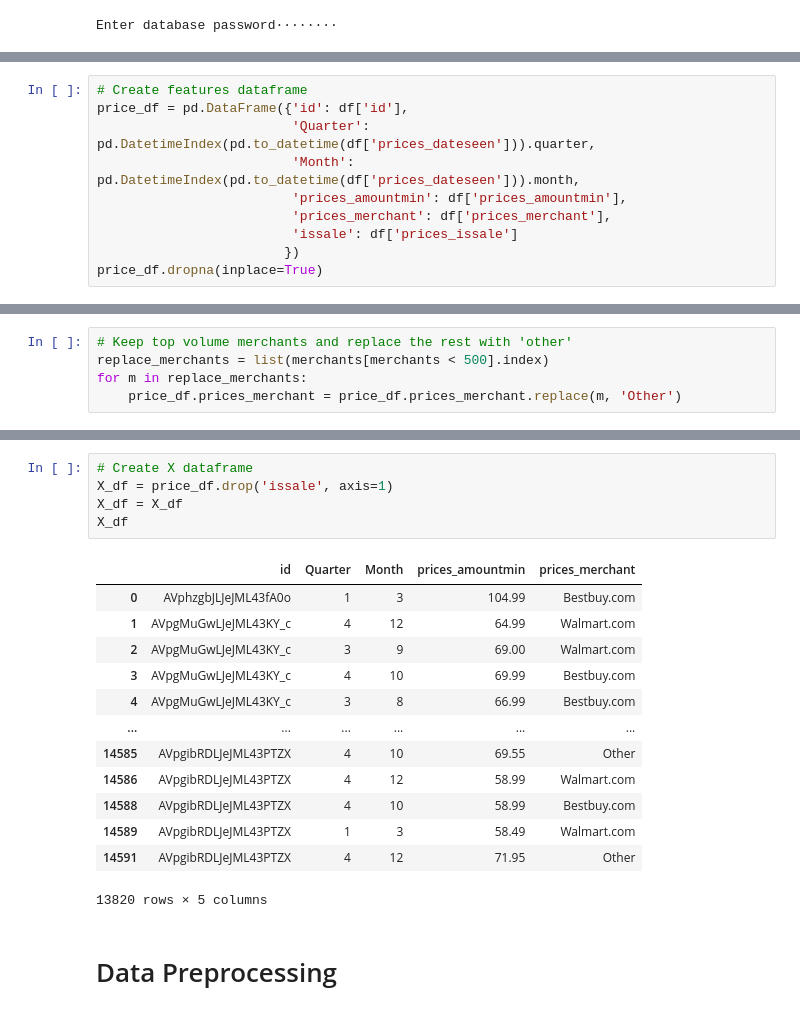
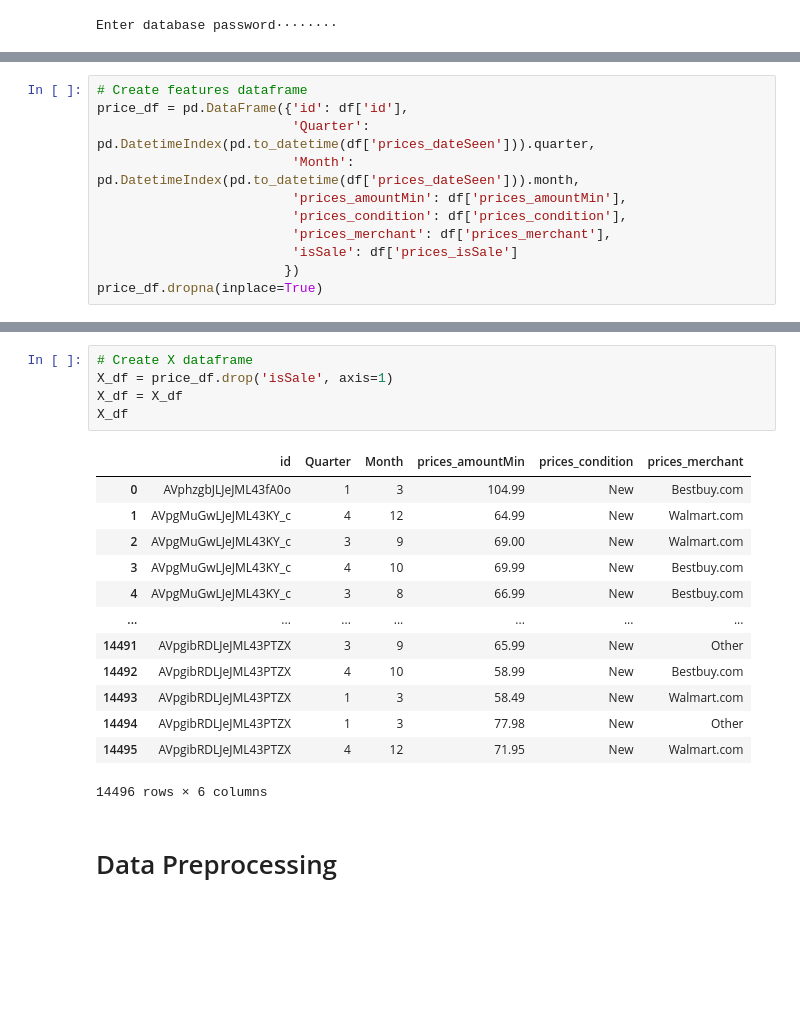
Before and after one commit to Tbrecke01/Price_Evaluator, a Jupyter notebook: Machine_Learning/ML_Model_Training.ipynb, the cells around one changed output, grey strips where cells are left out. Drawn from its saved outputs; the diff is of its cells as text; blank space fills up the shorter version.

Commit message:
re-train machine learning model with cleaned merchant and condition data and save condition encoder

```diff
--- a/Machine_Learning/ML_Model_Training.ipynb
+++ b/Machine_Learning/ML_Model_Training.ipynb
@@ -44,11 +44,12 @@ df
 # %%
 # Create features dataframe
 price_df = pd.DataFrame({'id': df['id'],
-                         'Quarter': pd.DatetimeIndex(pd.to_datetime(df['prices_dateseen'])).quarter,
-                         'Month': pd.DatetimeIndex(pd.to_datetime(df['prices_dateseen'])).month,
-                         'prices_amountmin': df['prices_amountmin'],
+                         'Quarter': pd.DatetimeIndex(pd.to_datetime(df['prices_dateSeen'])).quarter,
+                         'Month': pd.DatetimeIndex(pd.to_datetime(df['prices_dateSeen'])).month,
+                         'prices_amountMin': df['prices_amountMin'],
+                         'prices_condition': df['prices_condition'],
                          'prices_merchant': df['prices_merchant'],
-                         'issale': df['prices_issale']
+                         'isSale': df['prices_isSale']
                         })
 price_df.dropna(inplace=True)
 # %%
@@ -82,5 +76,0 @@ Name: prices_merchant, Length: 1558, dtype: int64
-# %%
-# Keep top volume merchants and replace the rest with 'other'
-replace_merchants = list(merchants[merchants < 500].index)
-for m in replace_merchants:
-    price_df.prices_merchant = price_df.prices_merchant.replace(m, 'Other')
@@ -96,22 +77,22 @@ Name: prices_merchant, dtype: int64
 # %%
 # Create X dataframe
-X_df = price_df.drop('issale', axis=1)
+X_df = price_df.drop('isSale', axis=1)
 X_df = X_df
 X_df
 # %% [output]
-|  | id | Quarter | Month | prices_amountmin | prices_merchant |
-| 0 | AVphzgbJLJeJML43fA0o | 1 | 3 | 104.99 | Bestbuy.com |
-| 1 | AVpgMuGwLJeJML43KY_c | 4 | 12 | 64.99 | Walmart.com |
-| 2 | AVpgMuGwLJeJML43KY_c | 3 | 9 | 69.00 | Walmart.com |
-| 3 | AVpgMuGwLJeJML43KY_c | 4 | 10 | 69.99 | Bestbuy.com |
-| 4 | AVpgMuGwLJeJML43KY_c | 3 | 8 | 66.99 | Bestbuy.com |
-| ... | ... | ... | ... | ... | ... |
-| 14585 | AVpgibRDLJeJML43PTZX | 4 | 10 | 69.55 | Other |
-| 14586 | AVpgibRDLJeJML43PTZX | 4 | 12 | 58.99 | Walmart.com |
-| 14588 | AVpgibRDLJeJML43PTZX | 4 | 10 | 58.99 | Bestbuy.com |
-| 14589 | AVpgibRDLJeJML43PTZX | 1 | 3 | 58.49 | Walmart.com |
-| 14591 | AVpgibRDLJeJML43PTZX | 4 | 12 | 71.95 | Other |
+|  | id | Quarter | Month | prices_amountMin | prices_condition | prices_merchant |
+| 0 | AVphzgbJLJeJML43fA0o | 1 | 3 | 104.99 | New | Bestbuy.com |
+| 1 | AVpgMuGwLJeJML43KY_c | 4 | 12 | 64.99 | New | Walmart.com |
+| 2 | AVpgMuGwLJeJML43KY_c | 3 | 9 | 69.00 | New | Walmart.com |
+| 3 | AVpgMuGwLJeJML43KY_c | 4 | 10 | 69.99 | New | Bestbuy.com |
+| 4 | AVpgMuGwLJeJML43KY_c | 3 | 8 | 66.99 | New | Bestbuy.com |
+| ... | ... | ... | ... | ... | ... | ... |
+| 14491 | AVpgibRDLJeJML43PTZX | 3 | 9 | 65.99 | New | Other |
+| 14492 | AVpgibRDLJeJML43PTZX | 4 | 10 | 58.99 | New | Bestbuy.com |
+| 14493 | AVpgibRDLJeJML43PTZX | 1 | 3 | 58.49 | New | Walmart.com |
+| 14494 | AVpgibRDLJeJML43PTZX | 1 | 3 | 77.98 | New | Other |
+| 14495 | AVpgibRDLJeJML43PTZX | 4 | 12 | 71.95 | New | Walmart.com |
-13820 rows × 5 columns
+14496 rows × 6 columns
 # %% [markdown]
 # Data Preprocessing
 # %%
```
Also changed, not shown: parts of 15 cells of this notebook, 4 other files.
